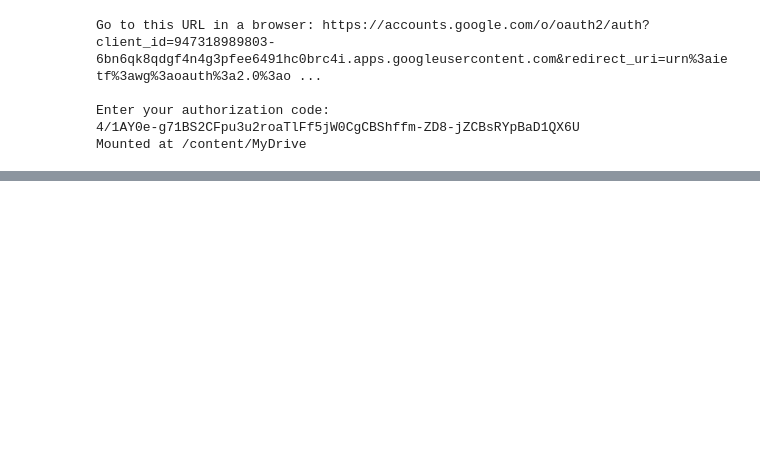
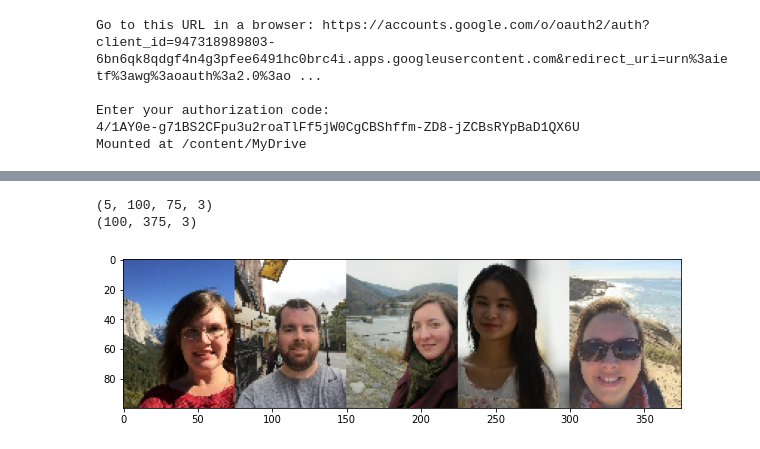
Before and after one commit to Vaycold/Python_DL, a Jupyter notebook: Image_Transformation/흑백사진을 컬러사진으로 바꾸기.ipynb, the cells around one changed output, grey strips where cells are left out. Cells and saved outputs as stored; diff of their text form; code cells hidden in the pictures; blank space fills up the shorter version.

```diff
--- a/Image_Transformation/흑백사진을 컬러사진으로 바꾸기.ipynb
+++ b/Image_Transformation/흑백사진을 컬러사진으로 바꾸기.ipynb
@@ -32,0 +79,10 @@ test_images = pfcn_small['test_images']
+# %%
+print(train_images[:5].shape)
+print(np.hstack(train_images[:5]).shape)
+plt.figure(figsize=(10,6))
+plt.imshow(np.hstack(train_images[:5]))
+plt.show()
+# %% [output]
+(5, 100, 75, 3)
+(100, 375, 3)
+[figure, added]
```
Also changed, not shown: parts of 17 cells of this notebook.
